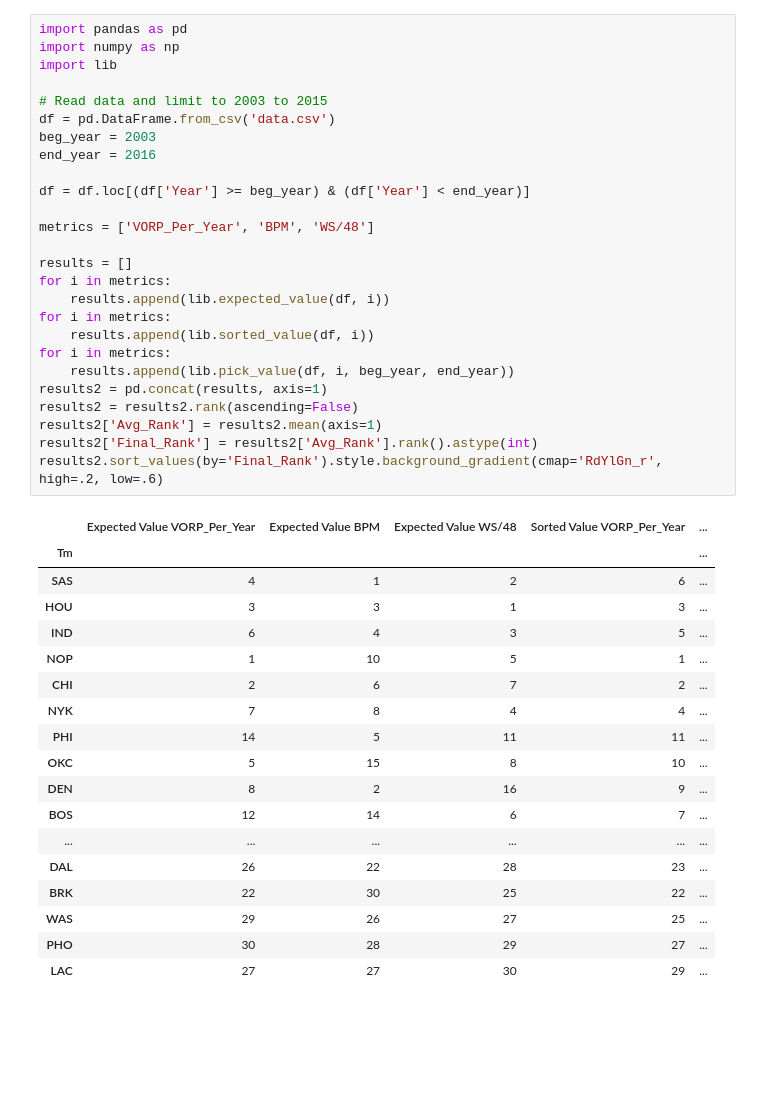
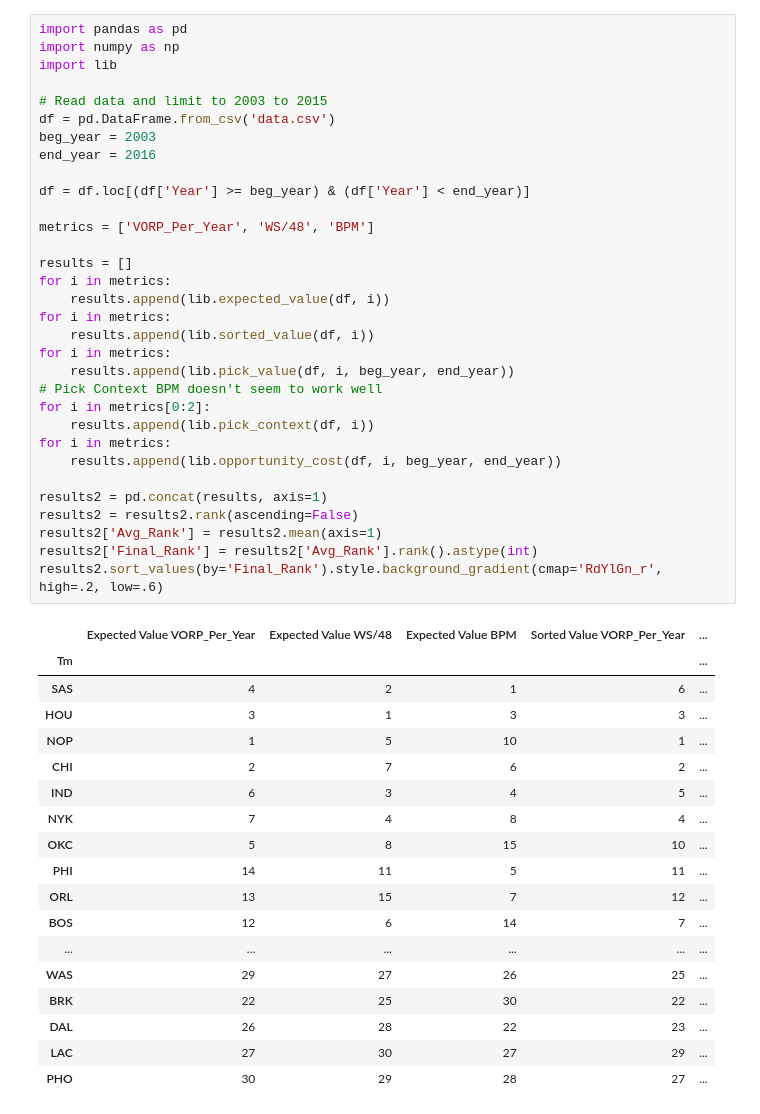
Before and after one commit to mattignal/NBADraftTeamComparison, a Jupyter notebook: Combined_Metrics.ipynb, the cells around one changed output. Saved outputs shown, nothing was run; the diff lists cells and outputs as text; blank space fills up the shorter version.

```diff
--- a/Combined_Metrics.ipynb
+++ b/Combined_Metrics.ipynb
@@ -1,45 +1,51 @@
 # %%
 import pandas as pd
 import numpy as np
 import lib
 
 # Read data and limit to 2003 to 2015
 df = pd.DataFrame.from_csv('data.csv')
 beg_year = 2003
 end_year = 2016
 
 df = df.loc[(df['Year'] >= beg_year) & (df['Year'] < end_year)]
 
-metrics = ['VORP_Per_Year', 'BPM', 'WS/48']
+metrics = ['VORP_Per_Year', 'WS/48', 'BPM']
 
 results = []
 for i in metrics:
     results.append(lib.expected_value(df, i))
 for i in metrics:
     results.append(lib.sorted_value(df, i))
 for i in metrics:
     results.append(lib.pick_value(df, i, beg_year, end_year))
+# Pick Context BPM doesn't seem to work well
+for i in metrics[0:2]:
+    results.append(lib.pick_context(df, i))
+for i in metrics:
+    results.append(lib.opportunity_cost(df, i, beg_year, end_year))
+
 results2 = pd.concat(results, axis=1)
 results2 = results2.rank(ascending=False)
 results2['Avg_Rank'] = results2.mean(axis=1)
 results2['Final_Rank'] = results2['Avg_Rank'].rank().astype(int)
 results2.sort_values(by='Final_Rank').style.background_gradient(cmap='RdYlGn_r', high=.2, low=.6)
 # %% [output]
-|  | Expected Value VORP_Per_Year | Expected Value BPM | Expected Value WS/48 | Sorted Value VORP_Per_Year | ... |
+|  | Expected Value VORP_Per_Year | Expected Value WS/48 | Expected Value BPM | Sorted Value VORP_Per_Year | ... |
 | Tm |  |  |  |  | ... |
-| SAS | 4 | 1 | 2 | 6 | ... |
-| HOU | 3 | 3 | 1 | 3 | ... |
-| IND | 6 | 4 | 3 | 5 | ... |
-| NOP | 1 | 10 | 5 | 1 | ... |
-| CHI | 2 | 6 | 7 | 2 | ... |
-| NYK | 7 | 8 | 4 | 4 | ... |
-| PHI | 14 | 5 | 11 | 11 | ... |
-| OKC | 5 | 15 | 8 | 10 | ... |
-| DEN | 8 | 2 | 16 | 9 | ... |
-| BOS | 12 | 14 | 6 | 7 | ... |
+| SAS | 4 | 2 | 1 | 6 | ... |
+| HOU | 3 | 1 | 3 | 3 | ... |
+| NOP | 1 | 5 | 10 | 1 | ... |
+| CHI | 2 | 7 | 6 | 2 | ... |
+| IND | 6 | 3 | 4 | 5 | ... |
+| NYK | 7 | 4 | 8 | 4 | ... |
+| OKC | 5 | 8 | 15 | 10 | ... |
+| PHI | 14 | 11 | 5 | 11 | ... |
+| ORL | 13 | 15 | 7 | 12 | ... |
+| BOS | 12 | 6 | 14 | 7 | ... |
 | ... | ... | ... | ... | ... | ... |
-| DAL | 26 | 22 | 28 | 23 | ... |
-| BRK | 22 | 30 | 25 | 22 | ... |
-| WAS | 29 | 26 | 27 | 25 | ... |
-| PHO | 30 | 28 | 29 | 27 | ... |
-| LAC | 27 | 27 | 30 | 29 | ... |
+| WAS | 29 | 27 | 26 | 25 | ... |
+| BRK | 22 | 25 | 30 | 22 | ... |
+| DAL | 26 | 28 | 22 | 23 | ... |
+| LAC | 27 | 30 | 27 | 29 | ... |
+| PHO | 30 | 29 | 28 | 27 | ... |
```
Also changed, not shown: 4 other files.
